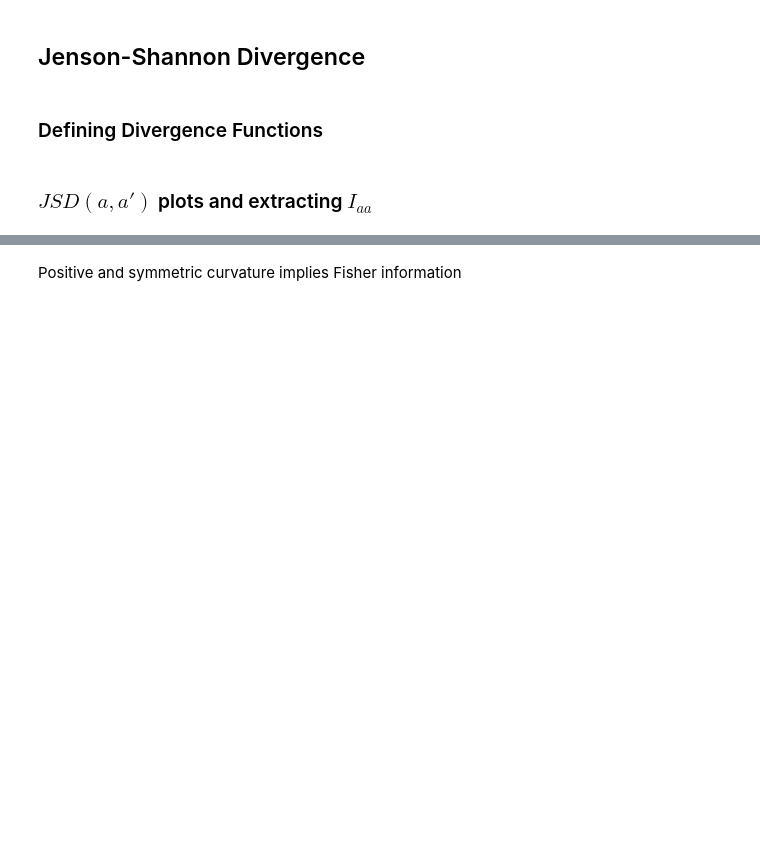
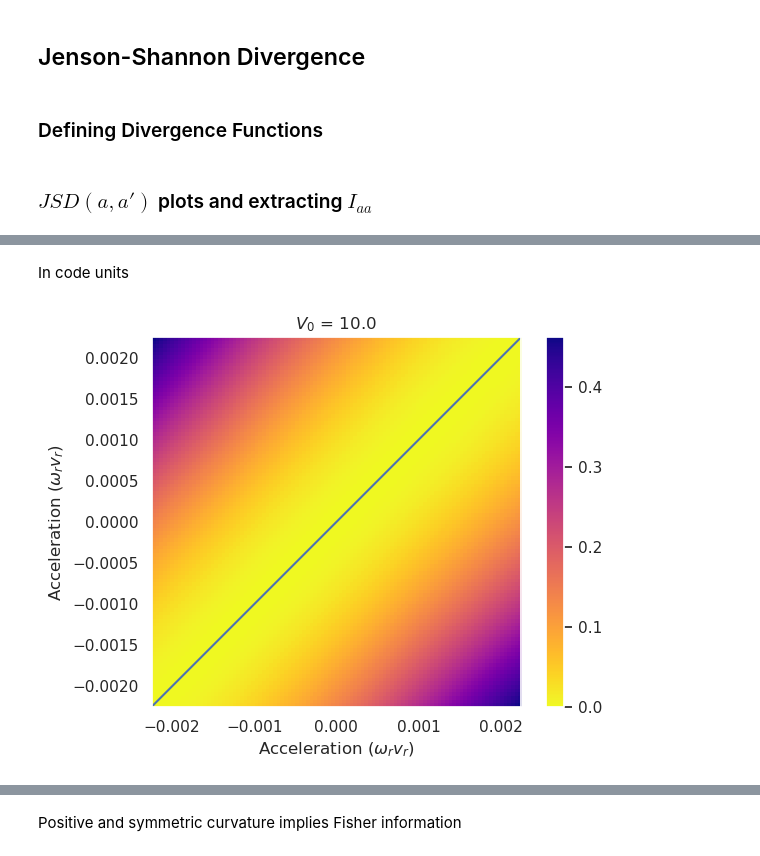
Before and after one commit to rootware/lattice_evolution, a Jupyter notebook: Python/JSD Plots.ipynb, the cells around one changed output, grey strips where cells are left out. Cells and saved outputs as stored; diff of their text form; code cells hidden in the pictures; blank space fills up the shorter version.

```diff
--- a/Python/JSD Plots.ipynb
+++ b/Python/JSD Plots.ipynb
@@ -187,3 +179,32 @@ plt.grid(False)
+# %% [markdown]
+In code units
+# %%
+momindices=np.where(AVListIndex[:,1]==25)[0];
+momproblist =MomProb[momindices];
+indices = AVListIndex[momindices];
+
+accindices = indices[:, 0];
+acc = AList[accindices]
+
+no_of_values = len(accindices);
+JSDivergenceMatrix=np.zeros((no_of_values, no_of_values)) ;
+
+for i in accindices:
+    for j in accindices:
+        JSDivergenceMatrix [i][j]= JSDivergence(momproblist[i], momproblist[j])
+
+plt.imshow(JSDivergenceMatrix, cmap="plasma_r", extent=[acc[0], acc[-1], acc[-1], acc[0] ])
+indices_JS = np.where(JSDivergenceMatrix==0)
+plt.plot(AList[indices_JS[1]], AList[indices_JS[0]])
+plt.gca().invert_yaxis();
+plt.colorbar()
+plt.xlabel("Acceleration ($\omega_r v_r$)")
+plt.ylabel("Acceleration ($\omega_r v_r$)")
+plt.title("$V_0$ = "+str(VList[25]))
+plt.grid(False)
+#plt.savefig("JS_acc.png")
+# %% [output]
+[figure, added]
 # %%
 plt.imshow(JSDivergenceMatrix, cmap="plasma_r")
 plt.colorbar()
```
Also changed, not shown: parts of 22 cells of this notebook, 18 other files.
